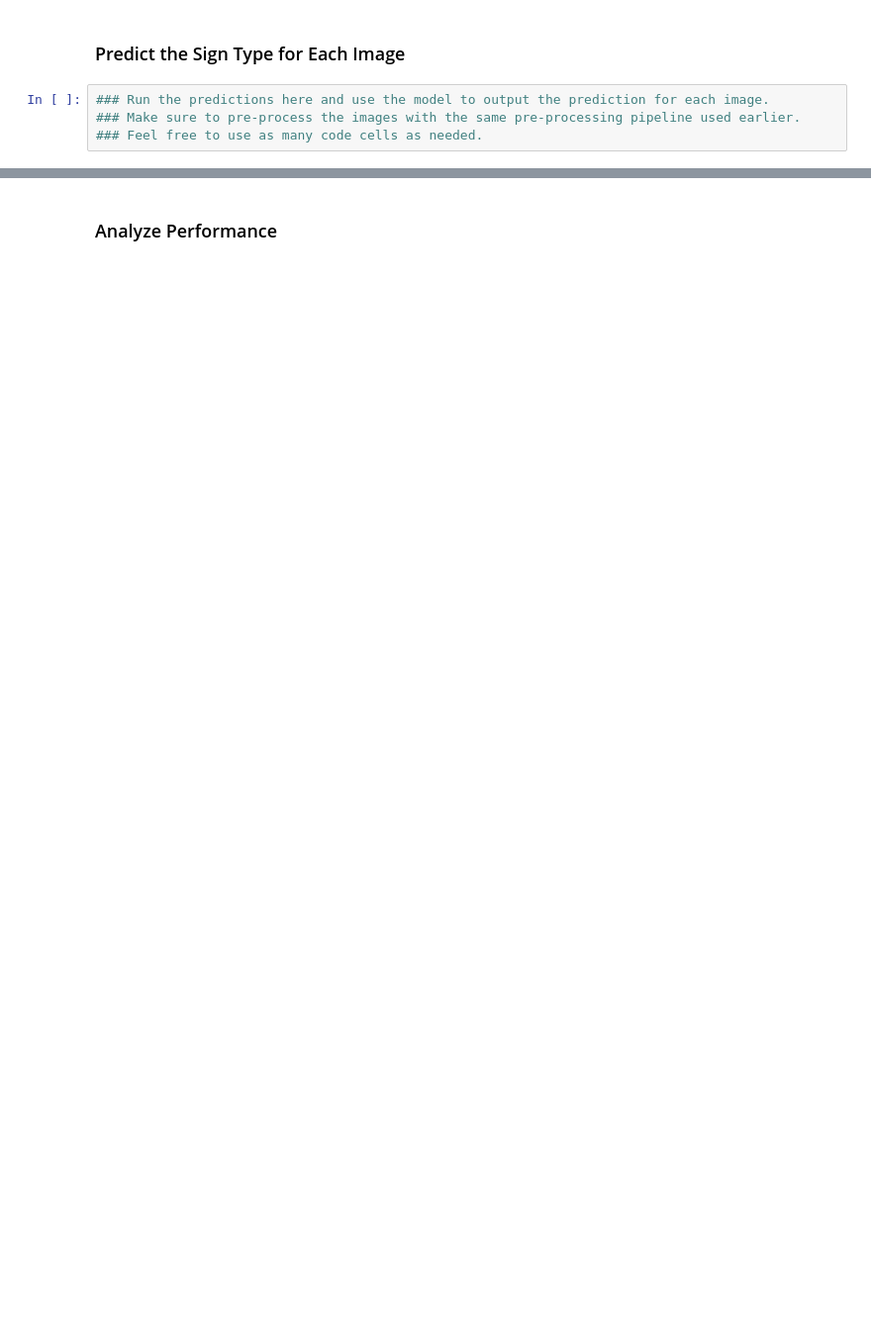
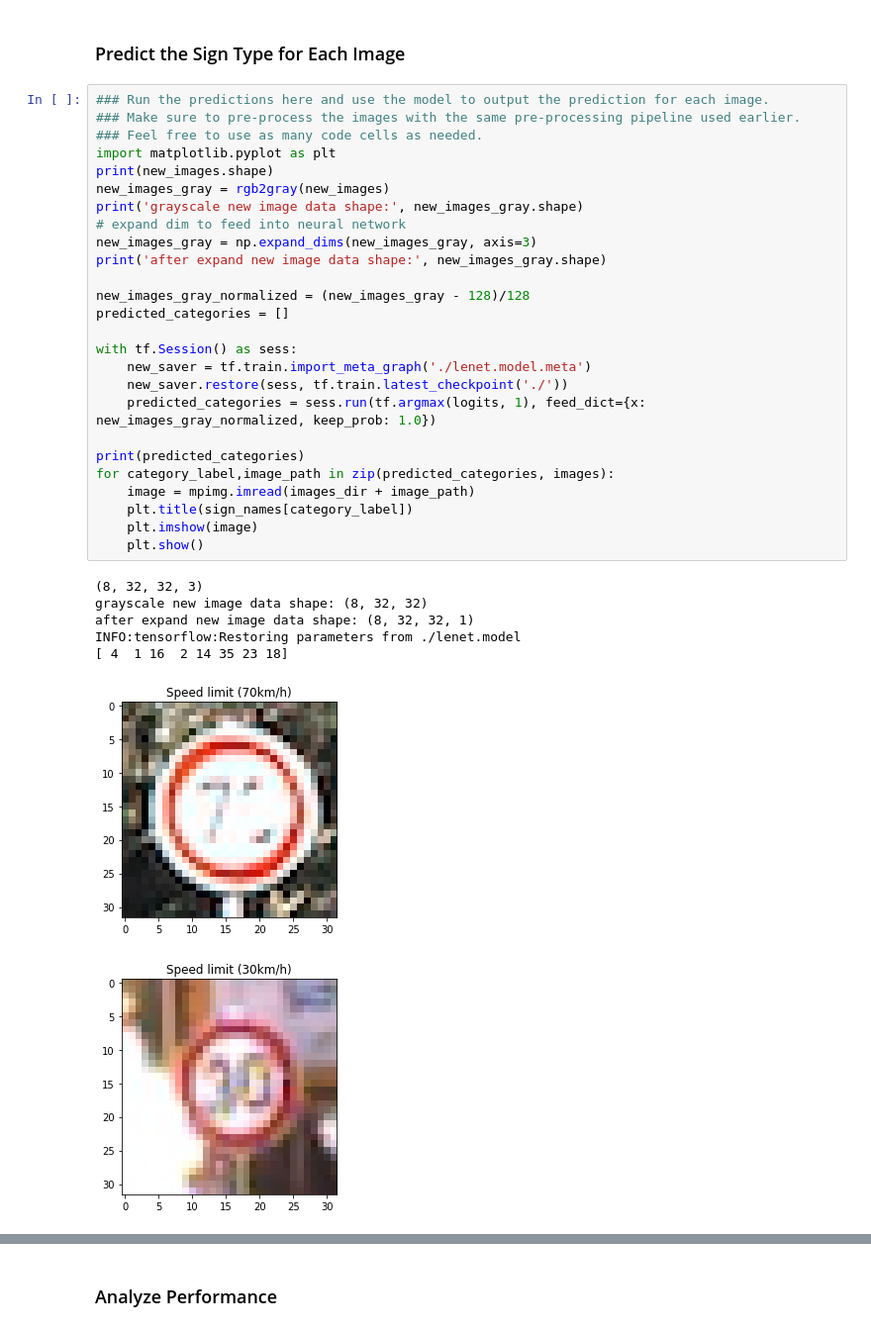
Before and after one commit to monkshao/CarND-Traffic-Sign-Classifier-Project, a Jupyter notebook: Traffic_Sign_Classifier.ipynb, the cells around one changed output, grey strips where cells are left out. Shown at 99% size. Saved outputs shown, nothing was run; the diff lists cells and outputs as text; blank space fills up the shorter version.

```diff
--- a/Traffic_Sign_Classifier.ipynb
+++ b/Traffic_Sign_Classifier.ipynb
@@ -432,4 +657,34 @@ You may find `signnames.csv` useful as it contains mappings from the class id (i
 # %%
 ### Run the predictions here and use the model to output the prediction for each image.
 ### Make sure to pre-process the images with the same pre-processing pipeline used earlier.
 ### Feel free to use as many code cells as needed.
+import matplotlib.pyplot as plt
+print(new_images.shape)
+new_images_gray = rgb2gray(new_images)
+print('grayscale new image data shape:', new_images_gray.shape)
+# expand dim to feed into neural network
+new_images_gray = np.expand_dims(new_images_gray, axis=3)
+print('after expand new image data shape:', new_images_gray.shape)
+
+new_images_gray_normalized = (new_images_gray - 128)/128
+predicted_categories = []
+
+with tf.Session() as sess:
+    new_saver = tf.train.import_meta_graph('./lenet.model.meta')
+    new_saver.restore(sess, tf.train.latest_checkpoint('./'))
+    predicted_categories = sess.run(tf.argmax(logits, 1), feed_dict={x: new_images_gray_normalized, keep_prob: 1.0})
+
+print(predicted_categories)
+for category_label,image_path in zip(predicted_categories, images):
+    image = mpimg.imread(images_dir + image_path)
+    plt.title(sign_names[category_label])
+    plt.imshow(image)
+    plt.show()
+# %% [output]
+(8, 32, 32, 3)
+grayscale new image data shape: (8, 32, 32)
+after expand new image data shape: (8, 32, 32, 1)
+INFO:tensorflow:Restoring parameters from ./lenet.model
+[ 4  1 16  2 14 35 23 18]
+[figure, added]
+[figure, added]
```
Also changed, not shown: parts of 28 cells of this notebook, 1 other file.
